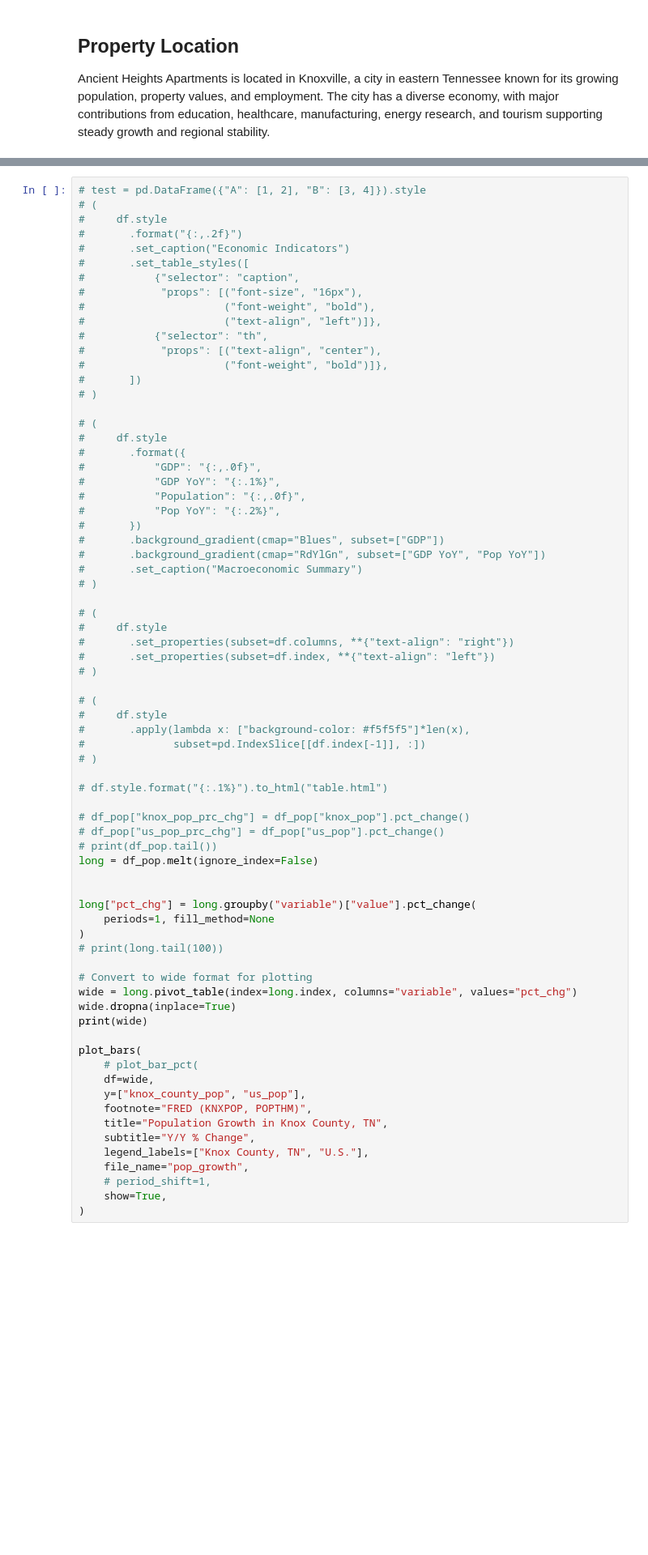
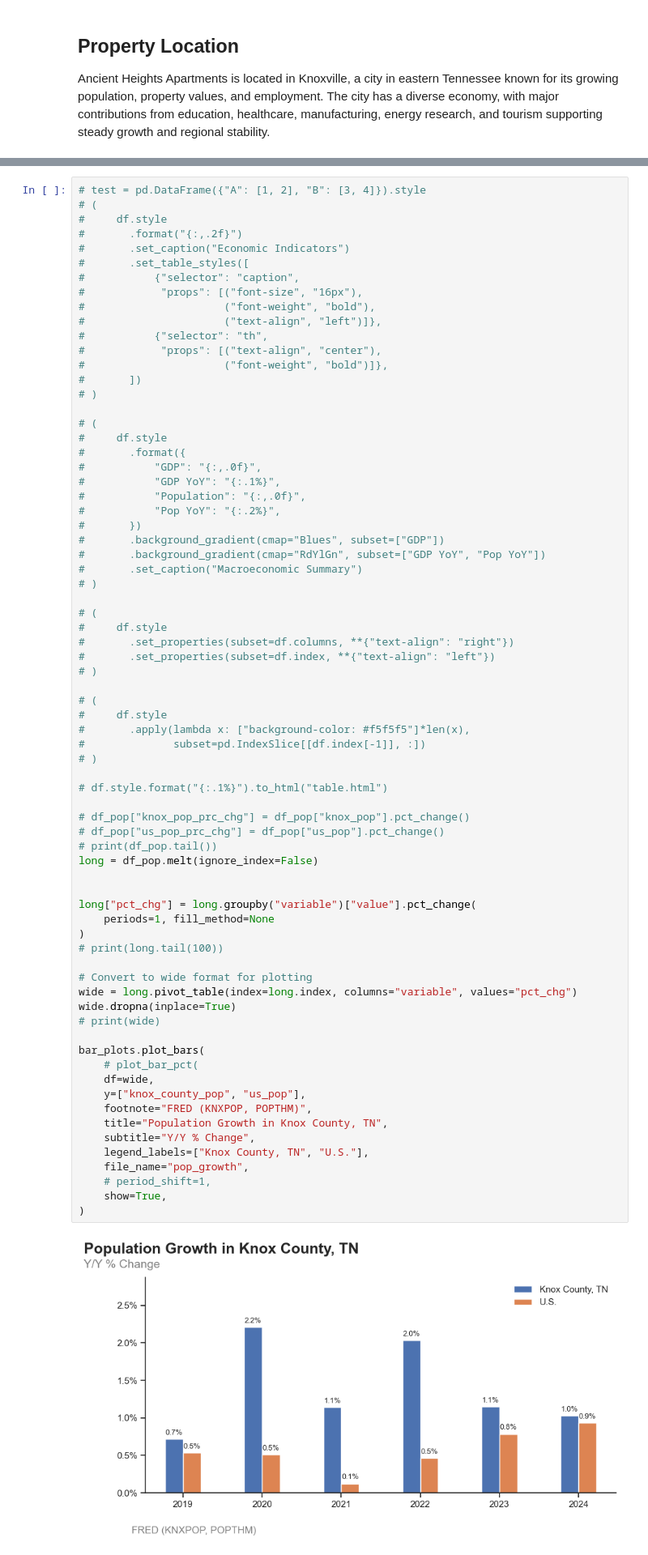
Before and after one commit to aaron-san/ancient-heights, a Jupyter notebook: index.ipynb, the cells around one changed output, grey strips where cells are left out. Shown at 81% size. Drawn from its saved outputs; the diff is of its cells as text; blank space fills up the shorter version.

```diff
--- a/index.ipynb
+++ b/index.ipynb
@@ -368,33 +409,35 @@ Population Growth
 # )
 
 # df.style.format("{:.1%}").to_html("table.html")
 
 # df_pop["knox_pop_prc_chg"] = df_pop["knox_pop"].pct_change()
 # df_pop["us_pop_prc_chg"] = df_pop["us_pop"].pct_change()
 # print(df_pop.tail())
 long = df_pop.melt(ignore_index=False)
 
 
 long["pct_chg"] = long.groupby("variable")["value"].pct_change(
     periods=1, fill_method=None
 )
 # print(long.tail(100))
 
 # Convert to wide format for plotting
 wide = long.pivot_table(index=long.index, columns="variable", values="pct_chg")
 wide.dropna(inplace=True)
-print(wide)
+# print(wide)
 
-plot_bars(
+bar_plots.plot_bars(
     # plot_bar_pct(
     df=wide,
     y=["knox_county_pop", "us_pop"],
     footnote="FRED (KNXPOP, POPTHM)",
     title="Population Growth in Knox County, TN",
     subtitle="Y/Y % Change",
     legend_labels=["Knox County, TN", "U.S."],
     file_name="pop_growth",
     # period_shift=1,
     show=True,
 )
+# %% [output]
+[figure, added]
 # %%
```
Also changed, not shown: parts of 12 cells of this notebook, 8 other files.
